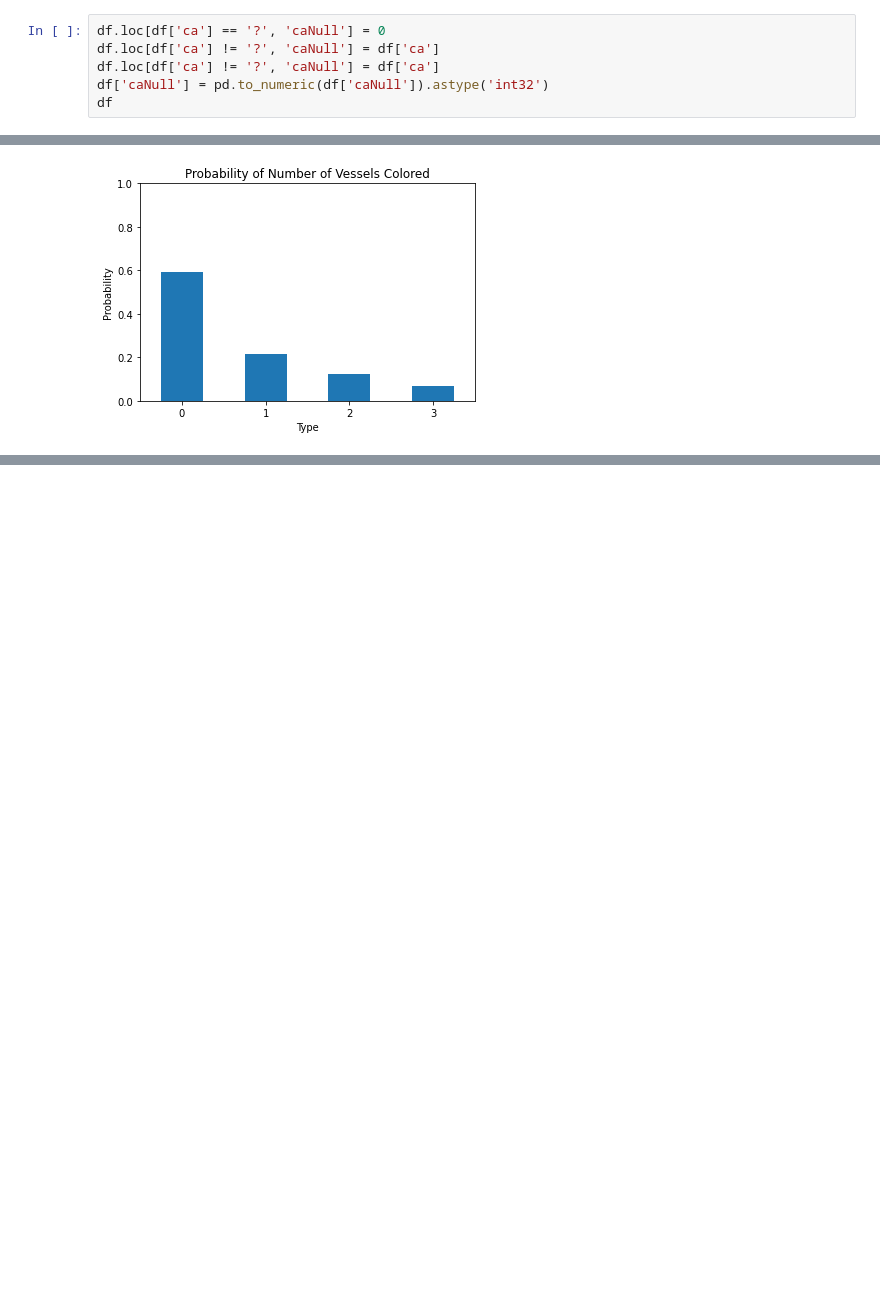
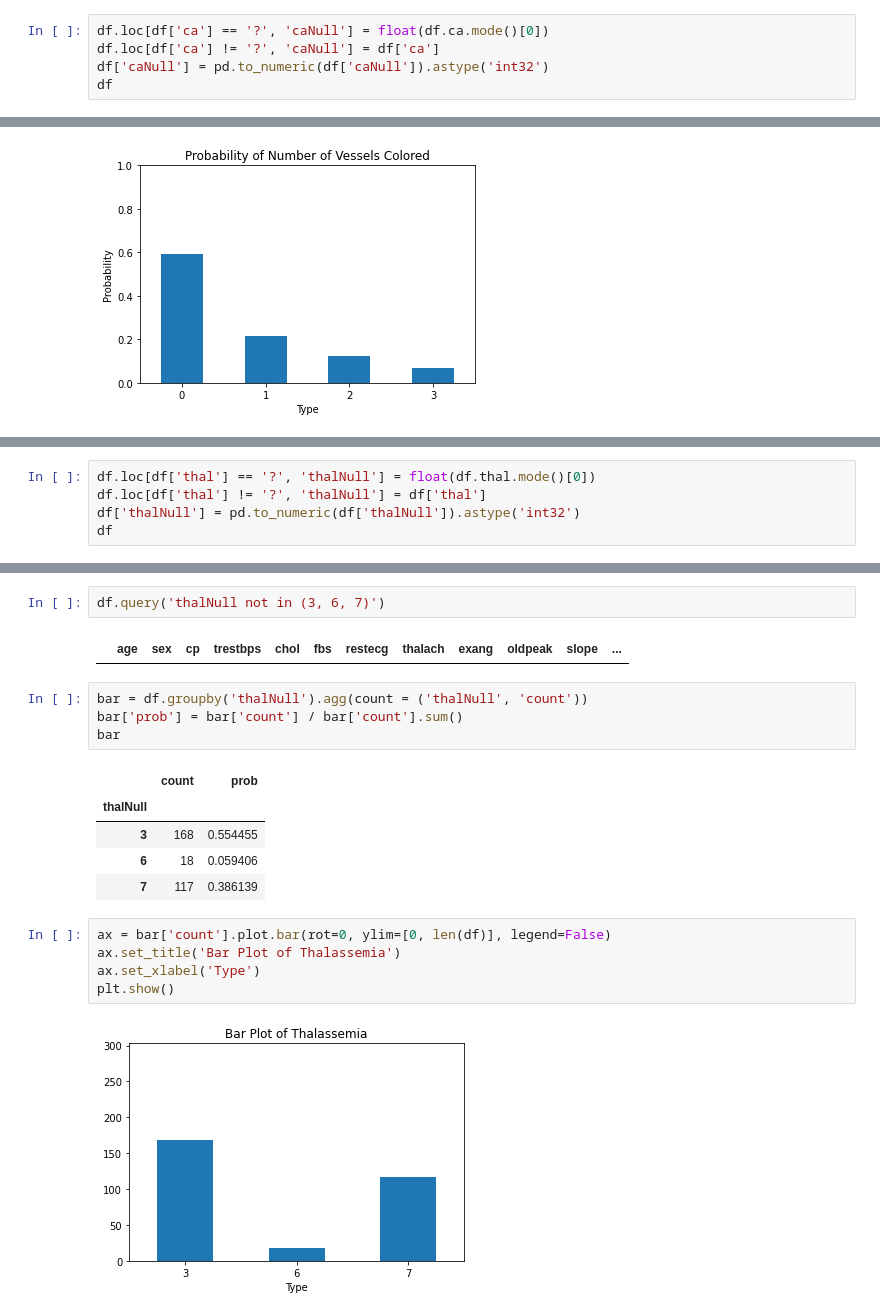
Before and after one commit to AnaliticaComputacional-2023-10/Proyecto1, a Jupyter notebook: Proyecto1.ipynb, the cells around one changed output, grey strips where cells are left out. Cells and saved outputs as stored; diff of their text form; blank space fills up the shorter version.

```diff
--- a/Proyecto1.ipynb
+++ b/Proyecto1.ipynb
@@ -831,8 +816,7 @@ plt.show()
 # %% [markdown]
 Se decidió retener todos los datos, sin eliminar filas. Por lo tanto, se decidió sustituir estos valores faltantes dado que es una variable categórica por el valor más frecuente, ya que es el de mayor probabilidad de ocurrencia.
 # %%
-df.loc[df['ca'] == '?', 'caNull'] = 0
-df.loc[df['ca'] != '?', 'caNull'] = df['ca']
+df.loc[df['ca'] == '?', 'caNull'] = float(df.ca.mode()[0])
 df.loc[df['ca'] != '?', 'caNull'] = df['ca']
 df['caNull'] = pd.to_numeric(df['caNull']).astype('int32')
 df
@@ -882,0 +909,5 @@ plt.show()
+# %%
+df.loc[df['thal'] == '?', 'thalNull'] = float(df.thal.mode()[0])
+df.loc[df['thal'] != '?', 'thalNull'] = df['thal']
+df['thalNull'] = pd.to_numeric(df['thalNull']).astype('int32')
+df
@@ -882,0 +928,21 @@ plt.show()
+# %%
+df.query('thalNull not in (3, 6, 7)')
+# %% [output]
+|  | age | sex | cp | trestbps | chol | fbs | restecg | thalach | exang | oldpeak | slope | ... |
+# %%
+bar = df.groupby('thalNull').agg(count = ('thalNull', 'count'))
+bar['prob'] = bar['count'] / bar['count'].sum()
+bar
+# %% [output]
+|  | count | prob |
+| thalNull |  |  |
+| 3 | 168 | 0.554455 |
+| 6 | 18 | 0.059406 |
+| 7 | 117 | 0.386139 |
+# %%
+ax = bar['count'].plot.bar(rot=0, ylim=[0, len(df)], legend=False)
+ax.set_title('Bar Plot of Thalassemia')
+ax.set_xlabel('Type')
+plt.show()
+# %% [output]
+[figure, added]
```
Also changed, not shown: parts of 25 cells of this notebook.
